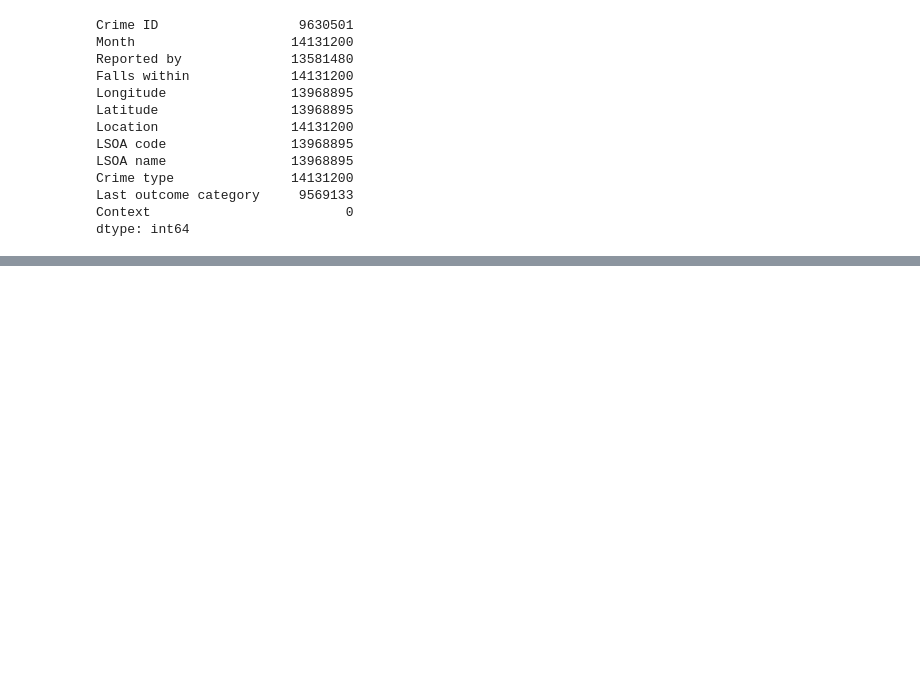
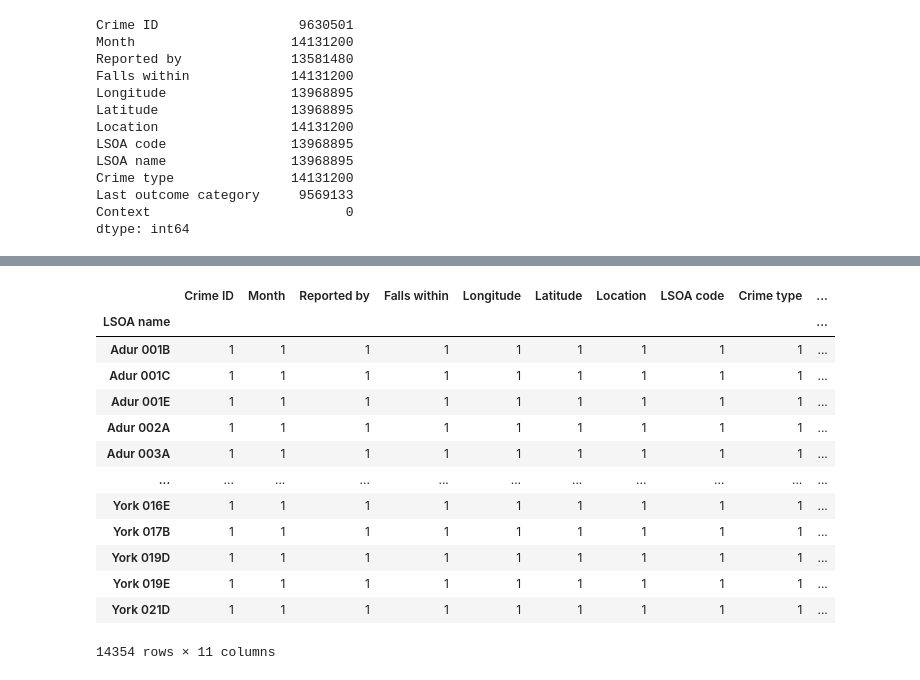
Before and after one commit to DmitriyBalmashnov/dc2-g12, a Jupyter notebook: notebooks/mpd_exploration.ipynb, the cells around one changed output, grey strips where cells are left out. Cells and saved outputs as stored; diff of their text form; code cells hidden in the pictures; blank space fills up the shorter version.

```diff
--- a/notebooks/mpd_exploration.ipynb
+++ b/notebooks/mpd_exploration.ipynb
@@ -60,0 +150,17 @@ Index(['3ec3b6b52d94b9f729445aef4a80e3bab7fbe59932f10dfda61fb88f998c6a51',
+# %%
+street.groupby("LSOA name").count()
+# %% [output]
+|  | Crime ID | Month | Reported by | Falls within | Longitude | Latitude | Location | LSOA code | Crime type | ... |
+| LSOA name |  |  |  |  |  |  |  |  |  | ... |
+| Adur 001B | 1 | 1 | 1 | 1 | 1 | 1 | 1 | 1 | 1 | ... |
+| Adur 001C | 1 | 1 | 1 | 1 | 1 | 1 | 1 | 1 | 1 | ... |
+| Adur 001E | 1 | 1 | 1 | 1 | 1 | 1 | 1 | 1 | 1 | ... |
+| Adur 002A | 1 | 1 | 1 | 1 | 1 | 1 | 1 | 1 | 1 | ... |
+| Adur 003A | 1 | 1 | 1 | 1 | 1 | 1 | 1 | 1 | 1 | ... |
+| ... | ... | ... | ... | ... | ... | ... | ... | ... | ... | ... |
+| York 016E | 1 | 1 | 1 | 1 | 1 | 1 | 1 | 1 | 1 | ... |
+| York 017B | 1 | 1 | 1 | 1 | 1 | 1 | 1 | 1 | 1 | ... |
+| York 019D | 1 | 1 | 1 | 1 | 1 | 1 | 1 | 1 | 1 | ... |
+| York 019E | 1 | 1 | 1 | 1 | 1 | 1 | 1 | 1 | 1 | ... |
+| York 021D | 1 | 1 | 1 | 1 | 1 | 1 | 1 | 1 | 1 | ... |
+14354 rows × 11 columns
```
Also changed, not shown: parts of 16 cells of this notebook.
